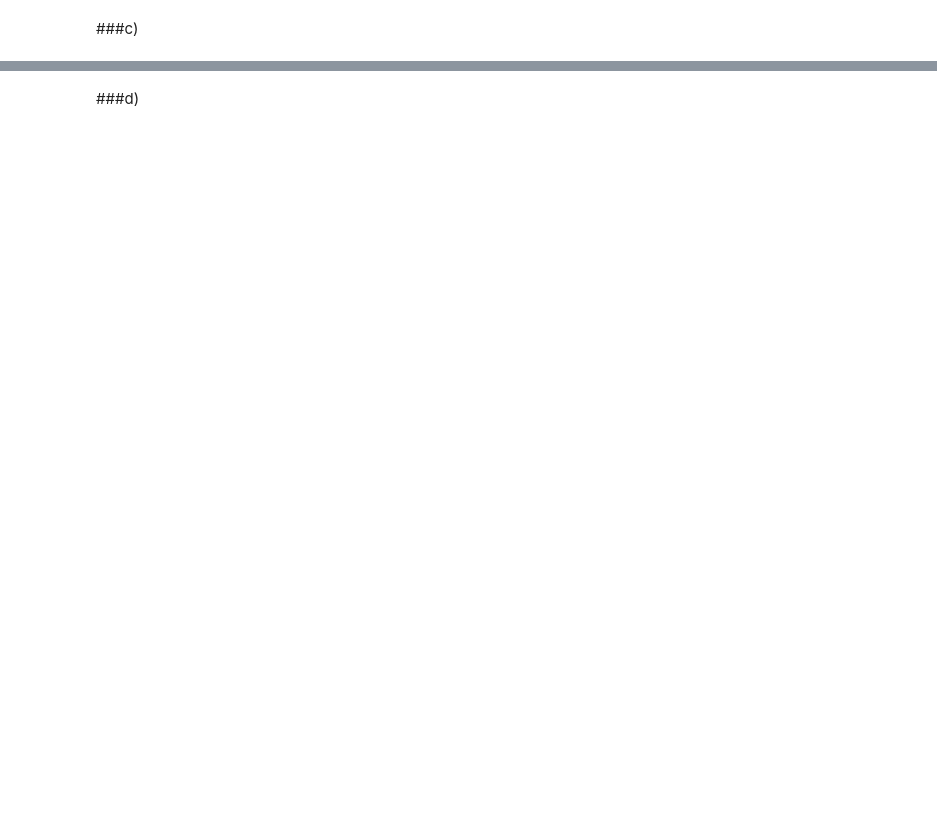
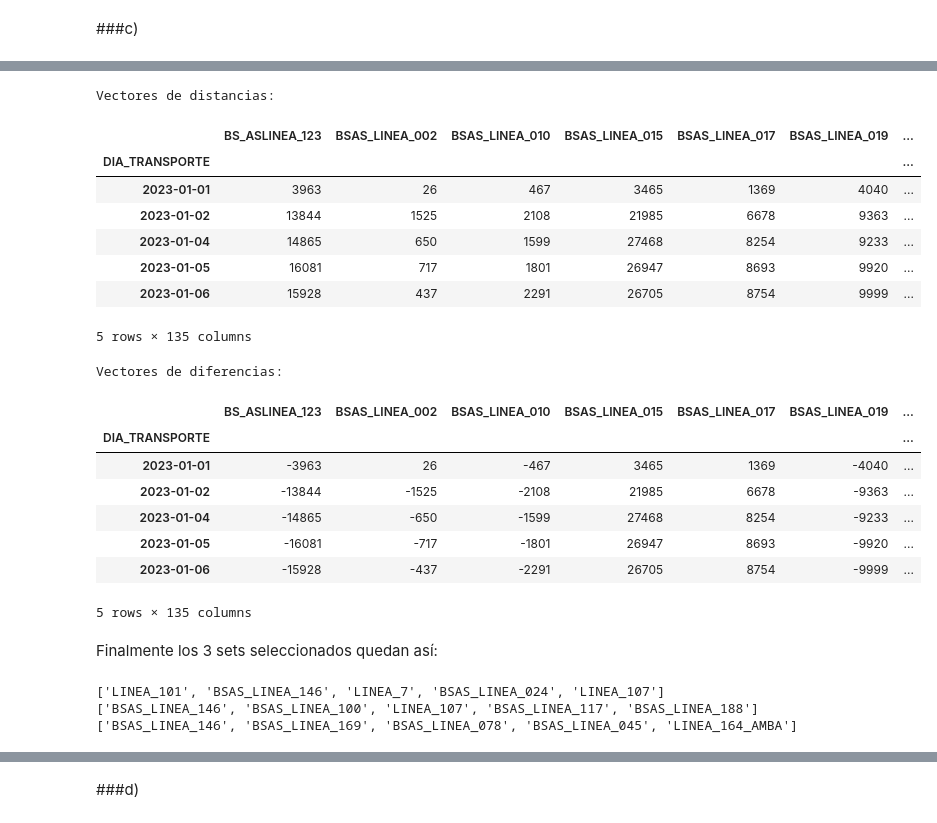
Before and after one commit to SrRenho/LDD-TP1, a Jupyter notebook: TP1.ipynb, the cells around one changed output, grey strips where cells are left out. Drawn from its saved outputs; the diff is of its cells as text; code cells hidden in the pictures; blank space fills up the shorter version.

```diff
--- a/TP1.ipynb
+++ b/TP1.ipynb
@@ -105,6 +111,7 @@ SUBE_2023_regresion.head()
 # %%
 condicion = ((SUBE_2023_regresion.AMBA == 'SI') & (SUBE_2023_regresion.TIPO_TRANSPORTE == 'COLECTIVO')) & ((SUBE_2023_regresion.JURISDICCION == 'NACIONAL') & (SUBE_2023_regresion.PROVINCIA == 'JN'))
 datos_ColectivoJN = SUBE_2023_regresion[condicion]
+
 cols = datos_ColectivoJN.LINEA.unique()  # Los nombres de las lineas de colectivo
 
 pasajeros_por_linea = pd.DataFrame()
@@ -114,6 +121,7 @@ for col in cols:
     datos_linea = datos_linea.set_index("DIA_TRANSPORTE").rename(columns={"CANTIDAD": col})
     pasajeros_por_linea = pd.concat([pasajeros_por_linea, datos_linea], axis=1)
 
+pasajeros_por_linea.columns = [col.replace(' ', '_') for col in pasajeros_por_linea.columns]
 display(pasajeros_por_linea.head())
 # %% [output]
 |  | BS_ASLINEA_123 | BSAS_LINEA_002 | BSAS_LINEA_009 | BSAS_LINEA_010 | BSAS_LINEA_015 | BSAS_LINEA_017 | ... |
@@ -136,0 +160,32 @@ Texto 5)c)
+# %%
+distancias = pasajeros_por_linea.copy().drop(columns = 'BSAS_LINEA_009')
+diferencias = distancias.copy()
+
+for column in pasajeros_por_linea.columns:
+    if column != 'BSAS_LINEA_009':
+        diferencias[column] = pasajeros_por_linea[column] - pasajeros_por_linea['BSAS_LINEA_009']
+        distancias[column] = abs(diferencias[column])
+
+print('Vectores de distancias:')
+display(distancias.head())
+print('Vectores de diferencias:')
+display(diferencias.head())
+# %% [output]
+Vectores de distancias:
+|  | BS_ASLINEA_123 | BSAS_LINEA_002 | BSAS_LINEA_010 | BSAS_LINEA_015 | BSAS_LINEA_017 | BSAS_LINEA_019 | ... |
+| DIA_TRANSPORTE |  |  |  |  |  |  | ... |
+| 2023-01-01 | 3963 | 26 | 467 | 3465 | 1369 | 4040 | ... |
+| 2023-01-02 | 13844 | 1525 | 2108 | 21985 | 6678 | 9363 | ... |
+| 2023-01-04 | 14865 | 650 | 1599 | 27468 | 8254 | 9233 | ... |
+| 2023-01-05 | 16081 | 717 | 1801 | 26947 | 8693 | 9920 | ... |
+| 2023-01-06 | 15928 | 437 | 2291 | 26705 | 8754 | 9999 | ... |
+5 rows × 135 columns
+Vectores de diferencias:
+|  | BS_ASLINEA_123 | BSAS_LINEA_002 | BSAS_LINEA_010 | BSAS_LINEA_015 | BSAS_LINEA_017 | BSAS_LINEA_019 | ... |
+| DIA_TRANSPORTE |  |  |  |  |  |  | ... |
+| 2023-01-01 | -3963 | 26 | -467 | 3465 | 1369 | -4040 | ... |
+| 2023-01-02 | -13844 | -1525 | -2108 | 21985 | 6678 | -9363 | ... |
+| 2023-01-04 | -14865 | -650 | -1599 | 27468 | 8254 | -9233 | ... |
+| 2023-01-05 | -16081 | -717 | -1801 | 26947 | 8693 | -9920 | ... |
+| 2023-01-06 | -15928 | -437 | -2291 | 26705 | 8754 | -9999 | ... |
+5 rows × 135 columns
@@ -136,0 +203,13 @@ Texto 5)c)
+# %% [markdown]
+Finalmente los 3 sets seleccionados quedan así:
+# %%
+n = 5
+set_1 = list(correlaciones.nlargest(n).index)
+set_2 = list(desviaciones.nsmallest(n).index)
+set_3 = list(promedios.nsmallest(n).index)
+
+print(set_1, set_2, set_3, sep = '\n')
+# %% [output]
+['LINEA_101', 'BSAS_LINEA_146', 'LINEA_7', 'BSAS_LINEA_024', 'LINEA_107']
+['BSAS_LINEA_146', 'BSAS_LINEA_100', 'LINEA_107', 'BSAS_LINEA_117', 'BSAS_LINEA_188']
+['BSAS_LINEA_146', 'BSAS_LINEA_169', 'BSAS_LINEA_078', 'BSAS_LINEA_045', 'LINEA_164_AMBA']
```
Also changed, not shown: parts of 21 cells of this notebook.
